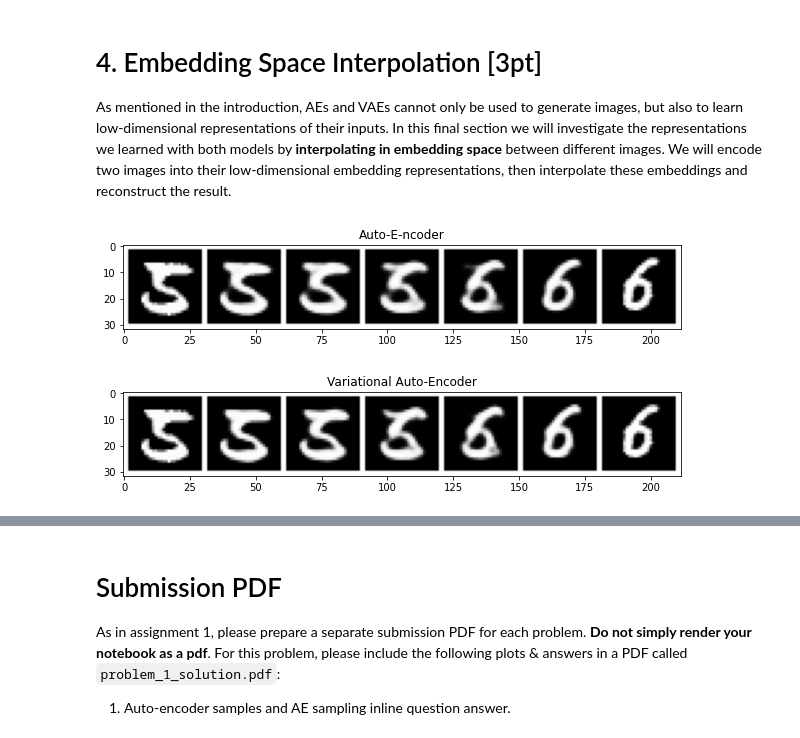
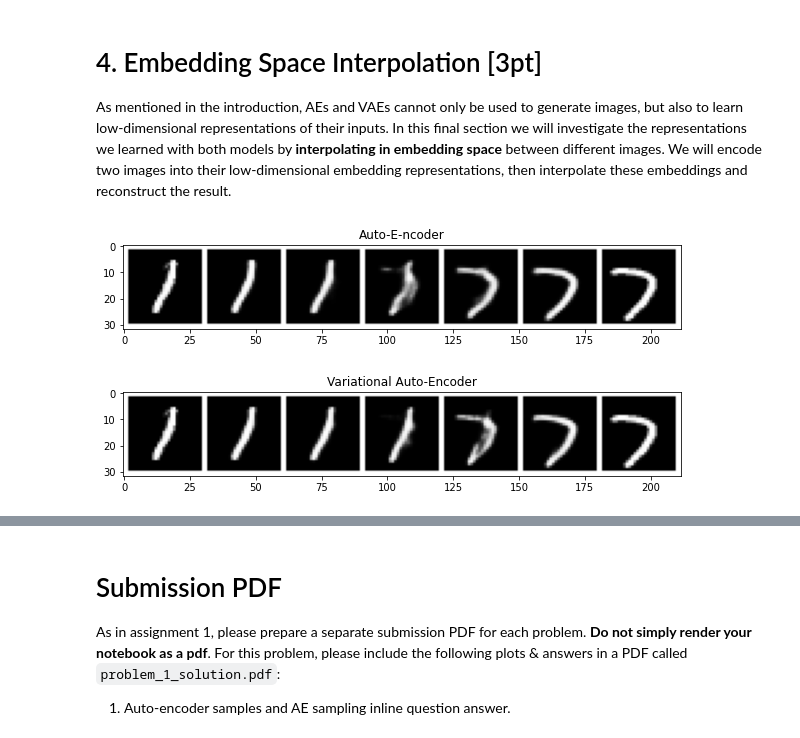
Before and after one commit to daveaditya/CSCI_566_DL, a Jupyter notebook: assignment_02/CSCI566_Assignment2_problem_1_VAE.ipynb, the cells around one changed output, grey strips where cells are left out. Saved outputs shown, nothing was run; the diff lists cells and outputs as text; code cells hidden in the pictures.

```diff
--- a/assignment_02/CSCI566_Assignment2_problem_1_VAE.ipynb
+++ b/assignment_02/CSCI566_Assignment2_problem_1_VAE.ipynb
@@ -129,16 +129,16 @@ class Encoder(nn.Module):
         # add your network layers here
         # ...
         nn.Conv2d(in_channels=1, out_channels=32, kernel_size=4, stride=2, padding=1, bias=True),
-        nn.LeakyReLU(negative_slope=1e-2),
+        nn.LeakyReLU(),
         nn.Conv2d(in_channels=32, out_channels=64, kernel_size=4, stride=2, padding=1, bias=True),
         nn.BatchNorm2d(64),
-        nn.LeakyReLU(negative_slope=1e-2),
+        nn.LeakyReLU(),
         nn.Conv2d(in_channels=64, out_channels=128, kernel_size=3, stride=2, padding=0, bias=True),
         nn.BatchNorm2d(128),
-        nn.LeakyReLU(negative_slope=1e-2),
+        nn.LeakyReLU(),
         nn.Conv2d(in_channels=128, out_channels=256, kernel_size=3, stride=2, padding=0, bias=True),
         nn.BatchNorm2d(256),
-        nn.LeakyReLU(negative_slope=1e-2),
+        nn.LeakyReLU(),
         nn.Flatten(),
         nn.Linear(in_features=256, out_features=nz, bias=True)
     )
@@ -458,9 +458,8 @@ class VAE(nn.Module):
     mu = q[:, : self.nz]
     log_sigma = q[:, self.nz: ]
 
-    std = torch.exp(log_sigma)
-    eps = torch.randn_like(std)
-    z = mu + (eps * std)       # batch of sampled embeddings
+    prior = torch.randn_like(log_sigma)
+    z = mu + (prior * log_sigma)       # batch of sampled embeddings
 
     # compute reconstruction
     reconstruction = self.decoder(z)   # decoder reconstruction from embedding
@@ -487,14 +486,14 @@ class VAE(nn.Module):
 
     # compute KL divergence loss
     q = outputs['q']
-    mu1 = q[:, 0 : self.nz]
+    mu1 = q[:, : self.nz]
     log_sigma1 = q[:, self.nz: ]
 
     # Create a unit gaussian prior
     mu2 = torch.zeros_like(mu1)
     log_sigma2 = torch.zeros_like(log_sigma1)
 
-    kl_loss = kl_divergence(mu1, log_sigma1, mu2, log_sigma2).sum(dim = 1).mean( dim = 0)      # make sure that this is a scalar, not a vector / array
+    kl_loss = kl_divergence(mu1, log_sigma1, mu2, log_sigma2).sum(dim = 1).mean()      # make sure that this is a scalar, not a vector / array
     #################################### END TODO ######################################
 
     # return weihgted objective
@@ -512,9 +511,7 @@ class VAE(nn.Module):
     ####################################################################################
     q = self.encoder(x)
 
-    total_len = q.shape
-    mid = total_len[1] // 2
-    mu1 = q[:, 0 : mid]
+    mu1 = q[:, : self.nz]
 
     reconstruction = self.decoder(mu1)
     #################################### END TODO ######################################
@@ -531,9 +528,9 @@ nz = 64
 # Tune the beta parameter to obtain good VAE training results. However, for the    #
 # initial experiments leave beta = 0 in order to verify our implementation.        #
 ####################################################################################
-epochs = 32         # using 5 epochs is sufficient for the first two experiments
+epochs = 20         # using 5 epochs is sufficient for the first two experiments
                    # for the experiment where you tune beta, 20 epochs are appropriate
-beta = 32e-4
+beta = 1e-3
 #################################### END TODO ######################################
 
 # build VAE model
@@ -570,14 +567,14 @@ for ep in range(epochs):
     sample_img = sample_img.to(device)
 
     opt.zero_grad()
-    outputs = vae_model.forward(sample_img)
+    outputs = vae_model(sample_img)
     total_loss, losses = vae_model.loss(sample_img, outputs)
-    losses['rec_loss'].backward()
+
+    losses['rec_loss'] = losses['rec_loss'].cpu().item()
+    losses['kl_loss'] = losses['kl_loss'].cpu().item()
+
+    total_loss.backward()
     opt.step()
-
-    losses['rec_loss'] = losses['rec_loss'].detach().cpu()
-    losses['kl_loss'] = losses['kl_loss'].detach().cpu()
-
     #################################### END TODO ####################################
 
     rec_loss.append(losses['rec_loss']); kl_loss.append(losses['kl_loss'])
@@ -666,8 +663,8 @@ Now that you know what outcome we would like to obtain, try to tune $\beta$ to a
 
 As mentioned in the introduction, AEs and VAEs cannot only be used to generate images, but also to learn low-dimensional representations of their inputs. In this final section we will investigate the representations we learned with both models by **interpolating in embedding space** between different images. We will encode two images into their low-dimensional embedding representations, then interpolate these embeddings and reconstruct the result.
 # %%
-START_LABEL = 5
-END_LABEL = 6
+START_LABEL = 1
+END_LABEL = 7
 nz=64
 
 def get_image_with_label(target_label):
@@ -683,32 +680,32 @@ def interpolate_and_visualize(model, tag, start_img, end_img):
 
   # encode both images into embeddings (use posterior mean for interpolation)
   z_start = model.encoder(start_img[None])[..., :nz]
   z_end = model.encoder(end_img[None])[..., :nz]
 
   # compute interpolated latents
   N_INTER_STEPS = 5
   z_inter = [z_start + i/N_INTER_STEPS * (z_end - z_start) for i in range(N_INTER_STEPS)]
 
   # decode interpolated embeddings (as a single batch)
   img_inter = model.decoder(torch.cat(z_inter))
 
   # reshape result and display interpolation
   vis_imgs = torch.cat([start_img[None], img_inter, end_img[None]])
   fig = plt.figure(figsize = (10, 10))
   ax1 = plt.subplot(111)
   ax1.imshow(torchvision.utils.make_grid(vis_imgs, nrow=N_INTER_STEPS+2, pad_value=1.)\
                   .data.cpu().numpy().transpose(1, 2, 0), cmap='gray')
   plt.title(tag)
   plt.show()
 
 
 # sample two training images with given labels
 start_img = get_image_with_label(START_LABEL)
 end_img = get_image_with_label(END_LABEL)
 
 # visualize interpolations for AE and VAE models
 interpolate_and_visualize(ae_model, "Auto-E-ncoder", start_img, end_img)
 interpolate_and_visualize(vae_model, "Variational Auto-Encoder", start_img, end_img)
 # %% [output]
-[figure, old version]
+[figure, new version]
-[figure, old version]
+[figure, new version]
```
Also changed, not shown: parts of 11 cells of this notebook.
